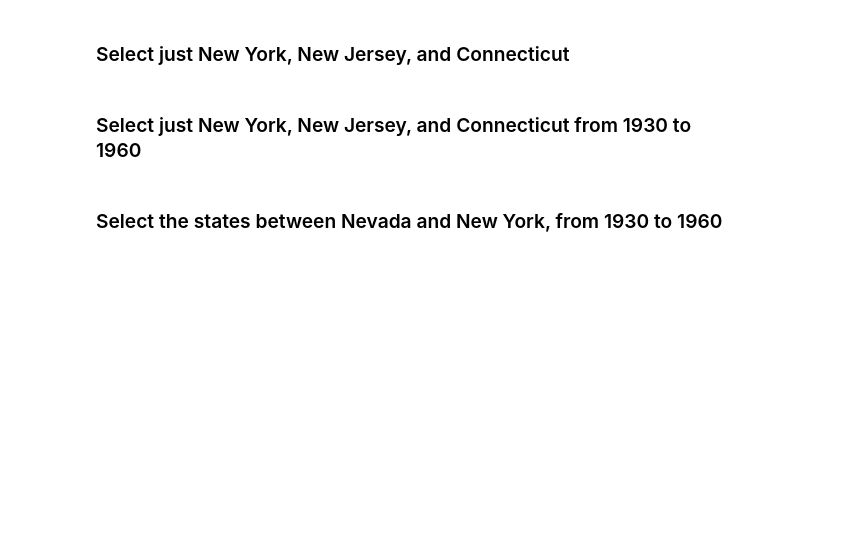
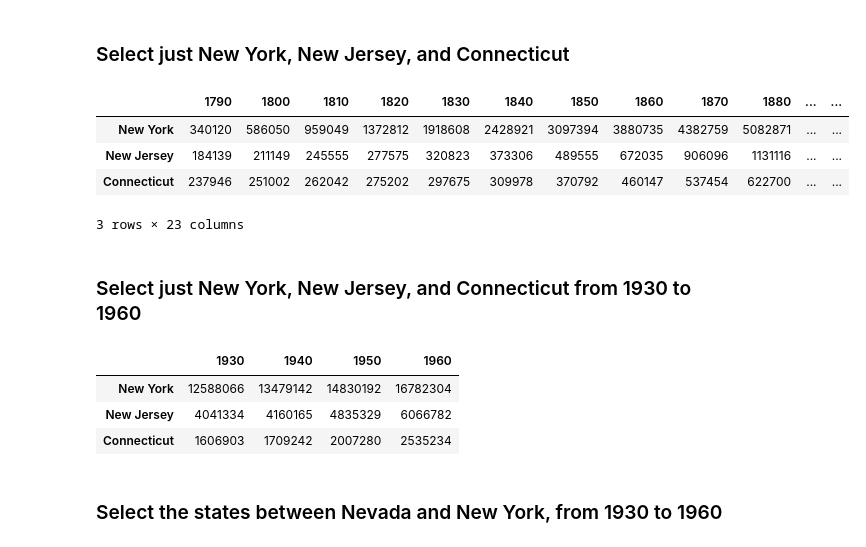
Before and after one commit to xuwd11/ac209a, a Jupyter notebook: Sections/Standard/section_3_student nb.ipynb, the cells around one changed output. Cells and saved outputs as stored; diff of their text form; code cells hidden in the pictures; blank space fills up the shorter version.

```diff
--- a/Sections/Standard/section_3_student nb.ipynb
+++ b/Sections/Standard/section_3_student nb.ipynb
@@ -77,10 +98,23 @@ states[['1930','1940','1950','1960']].head()
 # %%
 tristate = ['New York','New Jersey','Connecticut']
 ## Your code here
+states.loc[tristate]
+# %% [output]
+|  | 1790 | 1800 | 1810 | 1820 | 1830 | 1840 | 1850 | 1860 | 1870 | 1880 | ... | ... |
+| New York | 340120 | 586050 | 959049 | 1372812 | 1918608 | 2428921 | 3097394 | 3880735 | 4382759 | 5082871 | ... | ... |
+| New Jersey | 184139 | 211149 | 245555 | 277575 | 320823 | 373306 | 489555 | 672035 | 906096 | 1131116 | ... | ... |
+| Connecticut | 237946 | 251002 | 262042 | 275202 | 297675 | 309978 | 370792 | 460147 | 537454 | 622700 | ... | ... |
+3 rows × 23 columns
 # %% [markdown]
 ### Select just New York, New Jersey, and Connecticut from 1930 to 1960
 # %%
 ## Your code here
+states.loc[tristate, '1930':'1960']
+# %% [output]
+|  | 1930 | 1940 | 1950 | 1960 |
+| New York | 12588066 | 13479142 | 14830192 | 16782304 |
+| New Jersey | 4041334 | 4160165 | 4835329 | 6066782 |
+| Connecticut | 1606903 | 1709242 | 2007280 | 2535234 |
 # %% [markdown]
 ### Select the states between Nevada and New York, from 1930 to 1960
 # %%
```
Also changed, not shown: parts of 35 cells of this notebook, 2 other files.
